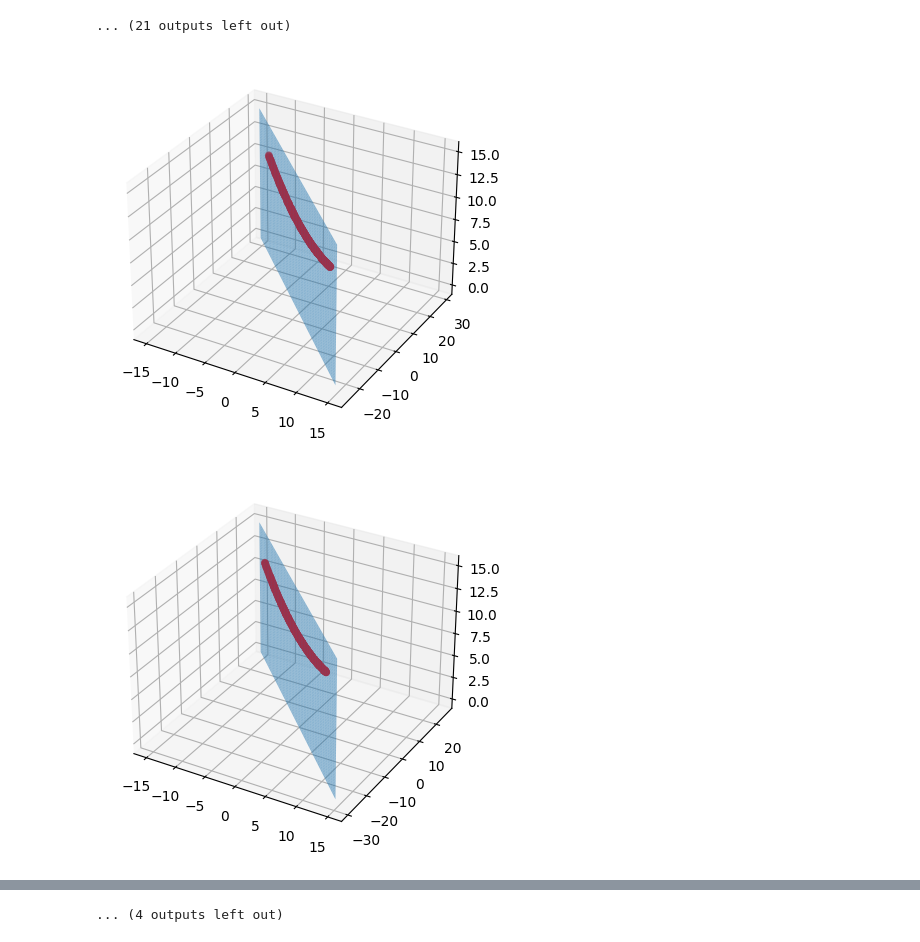
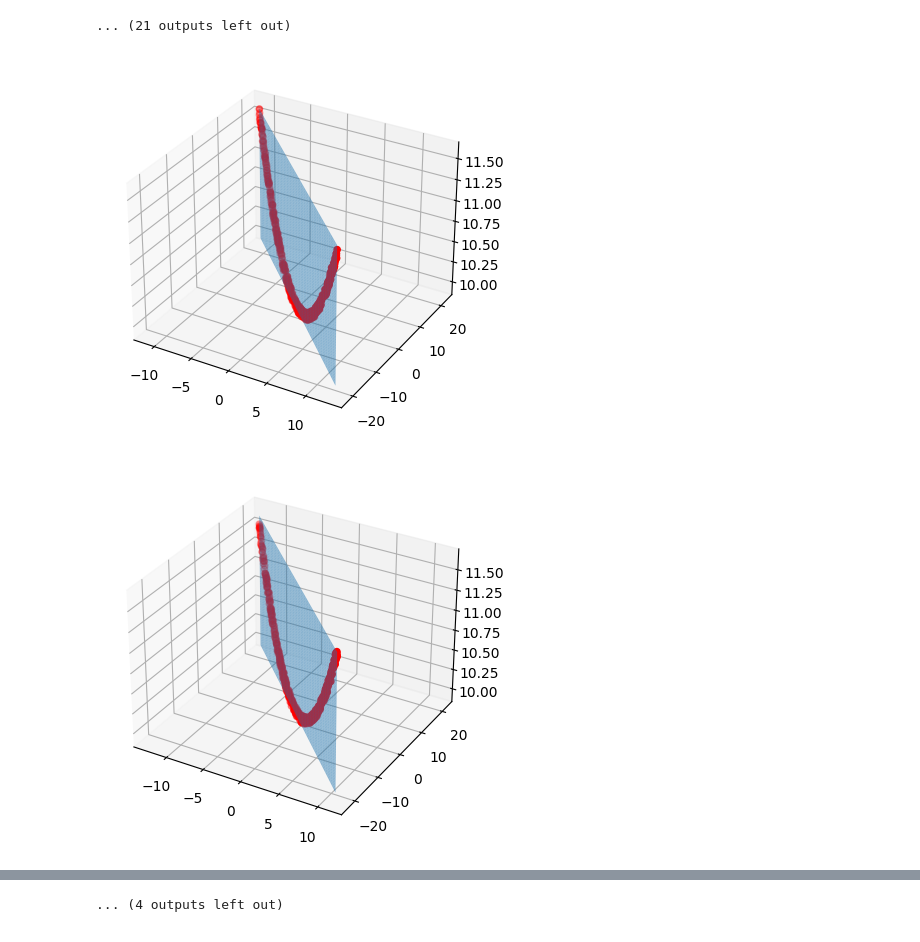
Before and after one commit to JulesChpn/blunomy_project, a Jupyter notebook: fitting_construction.ipynb, the cells around one changed output, grey strips where cells are left out. Drawn from its saved outputs; the diff is of its cells as text; code cells hidden in the pictures.

```diff
--- a/fitting_construction.ipynb
+++ b/fitting_construction.ipynb
@@ -113,34 +117,34 @@ Quadratic model RMSE : 0.06662446867929765
 
 i = 0
 for df in list_df :
     j = 0
     list_cluster = sorted(list(set(df['cluster'])))
     for cluster in list_cluster :
         x = df[df['cluster'] == cluster]['x'].values
         y = df[df['cluster'] == cluster]['y'].values
         z = df[df['cluster'] == cluster]['z'].values
 
         if list_model[i][j] == 'linear' :
             model = LinearRegression().fit(x.reshape(-1, 1), y)
         else :
             model = LinearRegression().fit(quadratic_transformation(x.reshape(-1, 1)), y)
 
-        xs = np.linspace(-15, 15, 500)
-        zs = np.linspace(0, 15, 500)
+        xs = np.linspace(min(x), max(x), 500)
+        zs = np.linspace(min(z), max(z), 500)
         X, Z = np.meshgrid(xs, zs)
         if list_model[i][j] == 'linear' :
             Y = model.predict(xs.reshape(-1,1))
         else :
             Y = model.predict(quadratic_transformation(xs.reshape(-1,1)))
 
         fig = plt.figure()
         ax = fig.add_subplot(111, projection = '3d')
         ax.scatter(x, y, z, color = 'red', marker = 'o')
         ax.plot_surface(X, Y, Z, alpha = 0.5)
         plt.show()
 
         j += 1
     i += 1
 # %% [output]
-[figure, old version]
+[figure, new version]
-[figure, old version]
+[figure, new version]
```
Also changed, not shown: parts of 3 cells of this notebook.
